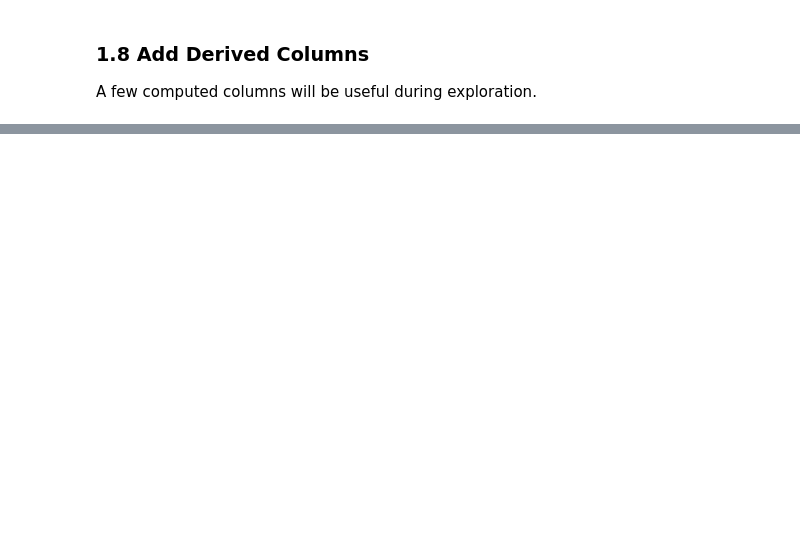
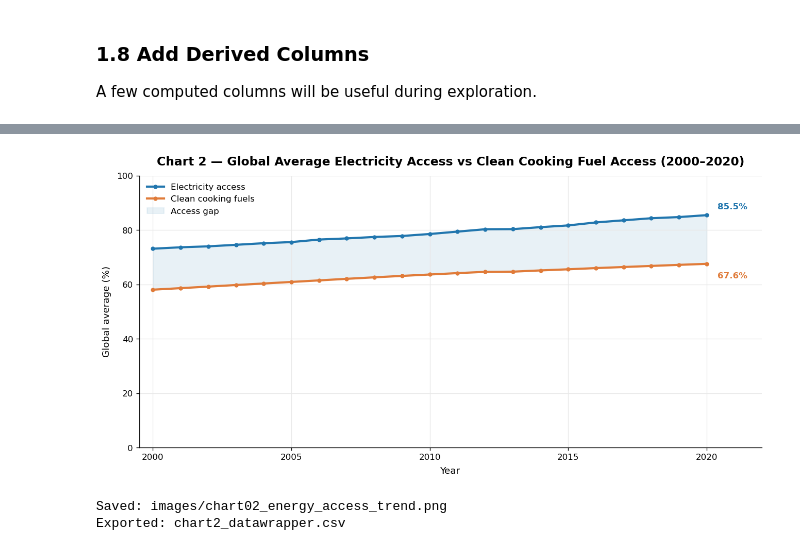
Before and after one commit to changliu6296-star/Data-Visualisation-Group-Assignment, a Jupyter notebook: DV.ipynb, the cells around one changed output, grey strips where cells are left out. Saved outputs shown, nothing was run; the diff lists cells and outputs as text; code cells hidden in the pictures; blank space fills up the shorter version.

```diff
--- a/DV.ipynb
+++ b/DV.ipynb
@@ -445,0 +622,45 @@ Shape: 3,649 rows x 24 columns
+# %%
+trend = df.groupby('year')[['electricity_access_pct', 'clean_fuels_pct']].mean()
+
+fig, ax = plt.subplots(figsize=(11, 5.5))
+
+ax.plot(trend.index, trend['electricity_access_pct'],
+        color='#2176AE', lw=2.5, marker='o', ms=4, label='Electricity access')
+ax.plot(trend.index, trend['clean_fuels_pct'],
+        color='#E07B39', lw=2.5, marker='o', ms=4, label='Clean cooking fuels')
+ax.fill_between(trend.index, trend['clean_fuels_pct'], trend['electricity_access_pct'],
+                alpha=0.10, color='#2176AE', label='Access gap')
+
+# Annotate 2020 end-point values
+for col, color, y_offset in [
+    ('electricity_access_pct', '#2176AE',  3.0),
+    ('clean_fuels_pct',        '#E07B39', -4.5),
+]:
+    val = trend.loc[2020, col]
+    ax.annotate(f'{val:.1f}%', xy=(2020, val),
+                xytext=(2020.4, val + y_offset),
+                fontsize=10, color=color, fontweight='bold', ha='left', va='center')
+
+ax.set_xlabel('Year')
+ax.set_ylabel('Global average (%)')
+ax.set_title('Chart 2 — Global Average Electricity Access vs Clean Cooking Fuel Access (2000–2020)')
+ax.set_xlim(1999.5, 2022)
+ax.set_ylim(0, 100)
+ax.xaxis.set_major_locator(mticker.MultipleLocator(5))
+ax.legend(loc='upper left')
+ax.spines[['top', 'right']].set_visible(False)
+plt.tight_layout()
+plt.savefig('images/chart02_energy_access_trend.png')
+plt.show()
+
+# Export for Datawrapper — upload chart2_datawrapper.csv to produce the web version
+(trend.reset_index()
+      .rename(columns={'electricity_access_pct': 'Electricity access (%)',
+                       'clean_fuels_pct':         'Clean cooking fuels (%)'})
+      .to_csv('chart2_datawrapper.csv', index=False))
+print('Saved: images/chart02_energy_access_trend.png')
+print('Exported: chart2_datawrapper.csv')
+# %% [output]
+[figure, added]
+Saved: images/chart02_energy_access_trend.png
+Exported: chart2_datawrapper.csv
```
Also changed, not shown: parts of 59 cells of this notebook, 24 other files.
